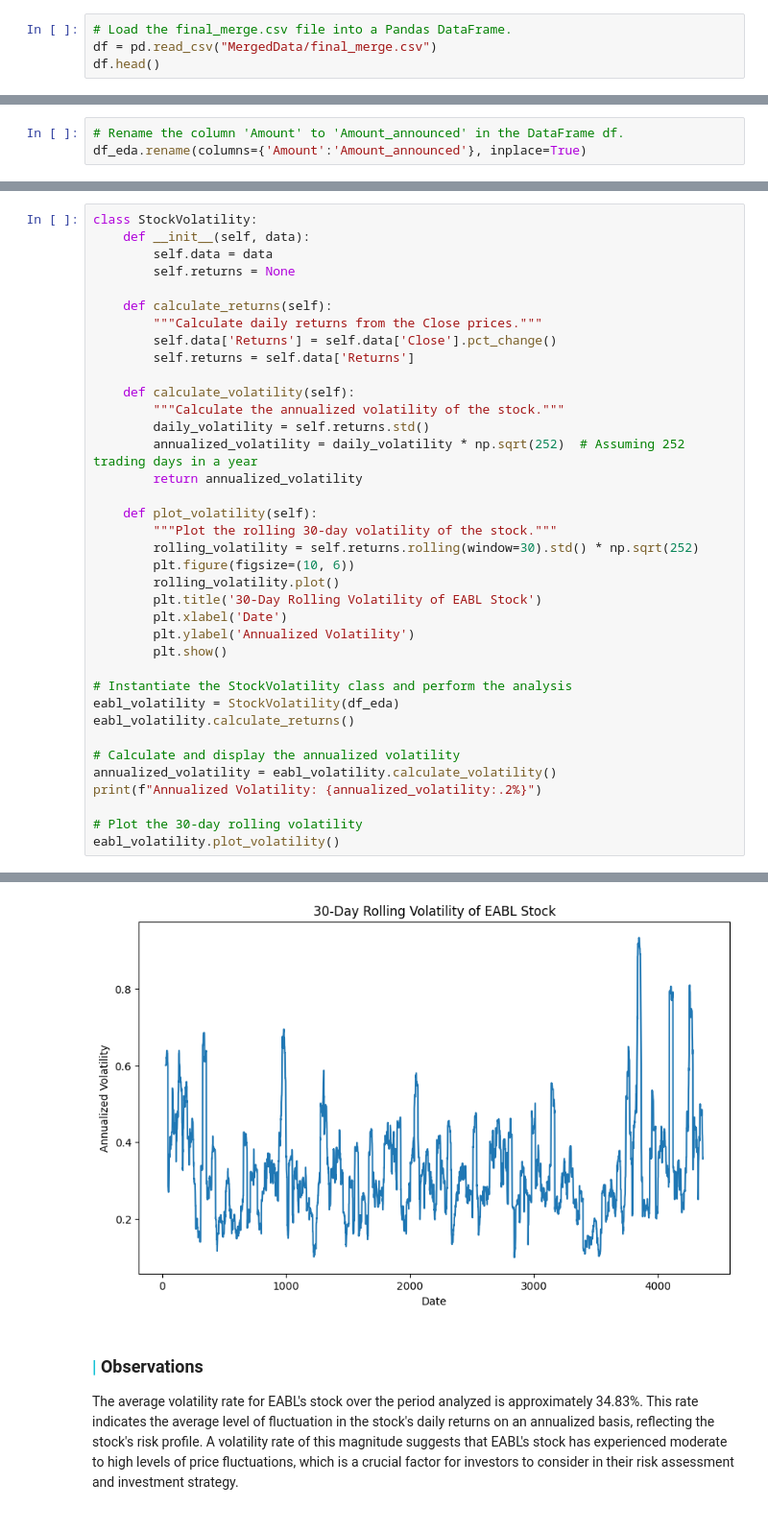
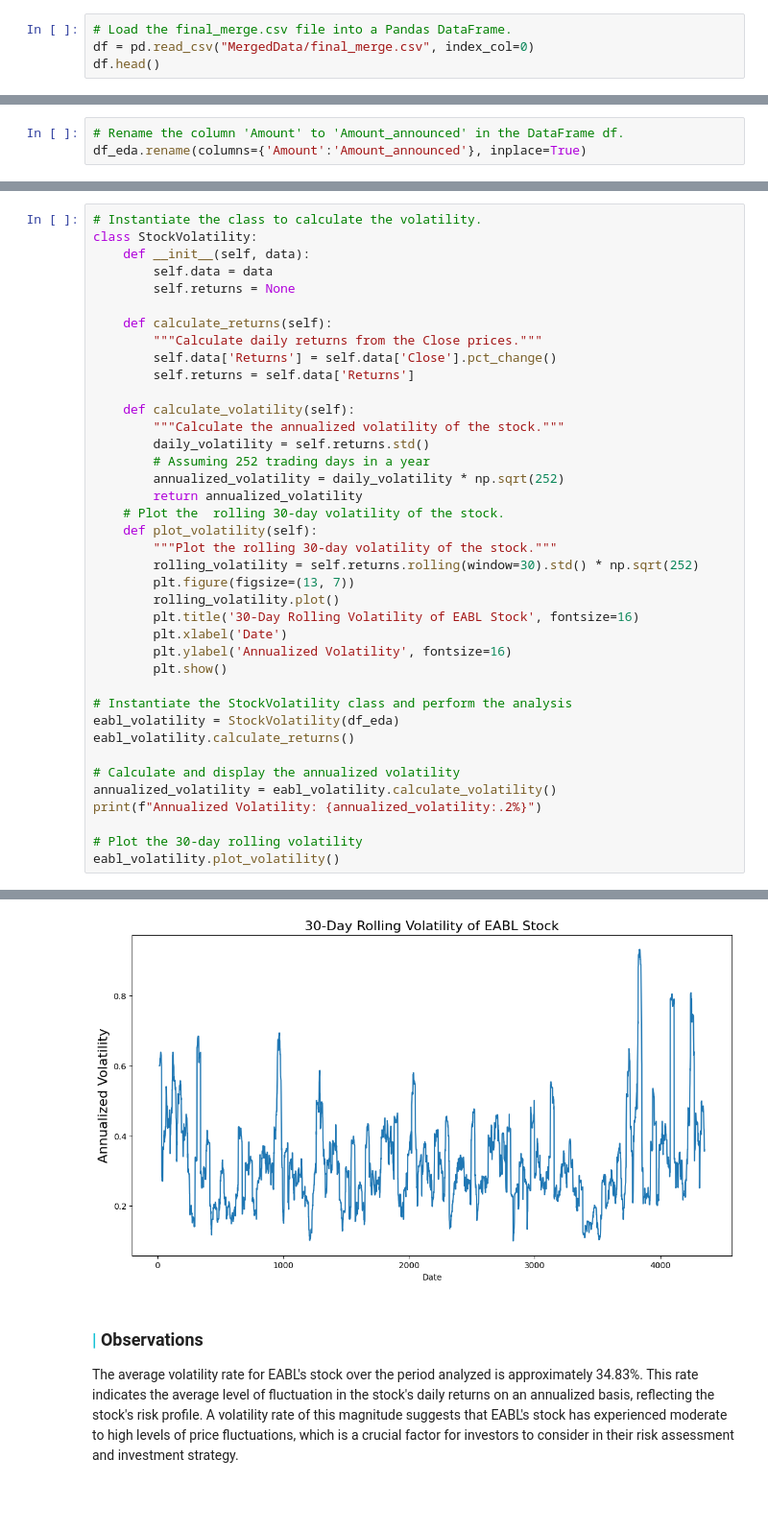
Before and after one commit to derak-isaack/dsc-capstone-project_finale, a Jupyter notebook: main.ipynb, the cells around one changed output, grey strips where cells are left out. Shown at 96% size. Drawn from its saved outputs; the diff is of its cells as text.

```diff
--- a/main.ipynb
+++ b/main.ipynb
@@ -102,6 +98,6 @@ import joblib
 This process involves reading in data with the aim of understanding its structure, content, and quality. It includes tasks such as exploring the dataset's features, identifying missing values, descriptive statistics, and gaining insights into the relationships between variables. Through data understanding, we lay the foundation for subsequent steps and get a better feel of what to expect when handling the data down to the modelling process.
 # %%
 # Load the final_merge.csv file into a Pandas DataFrame.
-df = pd.read_csv("MergedData/final_merge.csv")
+df = pd.read_csv("MergedData/final_merge.csv", index_col=0)
 df.head()
 # %% [output]
@@ -332,44 +329,46 @@ For this purpose, we need to:
 * Define and implement a method to calculate the rolling standard deviation of these returns, which represents the volatility.
 * Visualize the volatility over time to identify any patterns or trends.
 # %%
+# Instantiate the class to calculate the volatility.
 class StockVolatility:
     def __init__(self, data):
         self.data = data
         self.returns = None
 
     def calculate_returns(self):
         """Calculate daily returns from the Close prices."""
         self.data['Returns'] = self.data['Close'].pct_change()
         self.returns = self.data['Returns']
 
     def calculate_volatility(self):
         """Calculate the annualized volatility of the stock."""
         daily_volatility = self.returns.std()
-        annualized_volatility = daily_volatility * np.sqrt(252)  # Assuming 252 trading days in a year
+        # Assuming 252 trading days in a year
+        annualized_volatility = daily_volatility * np.sqrt(252)
         return annualized_volatility
-
+    # Plot the  rolling 30-day volatility of the stock.
     def plot_volatility(self):
         """Plot the rolling 30-day volatility of the stock."""
         rolling_volatility = self.returns.rolling(window=30).std() * np.sqrt(252)
-        plt.figure(figsize=(10, 6))
+        plt.figure(figsize=(13, 7))
         rolling_volatility.plot()
-        plt.title('30-Day Rolling Volatility of EABL Stock')
+        plt.title('30-Day Rolling Volatility of EABL Stock', fontsize=16)
         plt.xlabel('Date')
-        plt.ylabel('Annualized Volatility')
+        plt.ylabel('Annualized Volatility', fontsize=16)
         plt.show()
 
 # Instantiate the StockVolatility class and perform the analysis
 eabl_volatility = StockVolatility(df_eda)
 eabl_volatility.calculate_returns()
 
 # Calculate and display the annualized volatility
 annualized_volatility = eabl_volatility.calculate_volatility()
 print(f"Annualized Volatility: {annualized_volatility:.2%}")
 
 # Plot the 30-day rolling volatility
 eabl_volatility.plot_volatility()
 # %% [output]
 Annualized Volatility: 34.81%
-[figure, old version]
+[figure, new version]
 # %% [markdown]
 ### <b> <span style='color:#16C2D5'>|</span> Observations</b>
```
Also changed, not shown: parts of 59 cells of this notebook, 4 other files.
